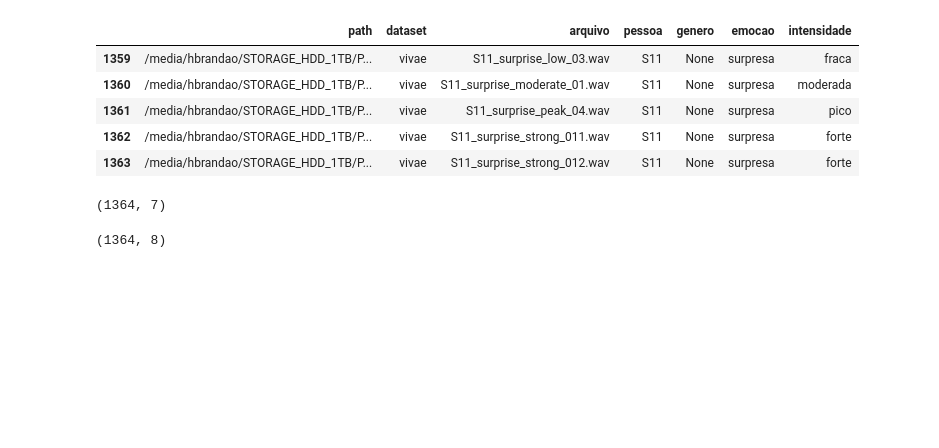
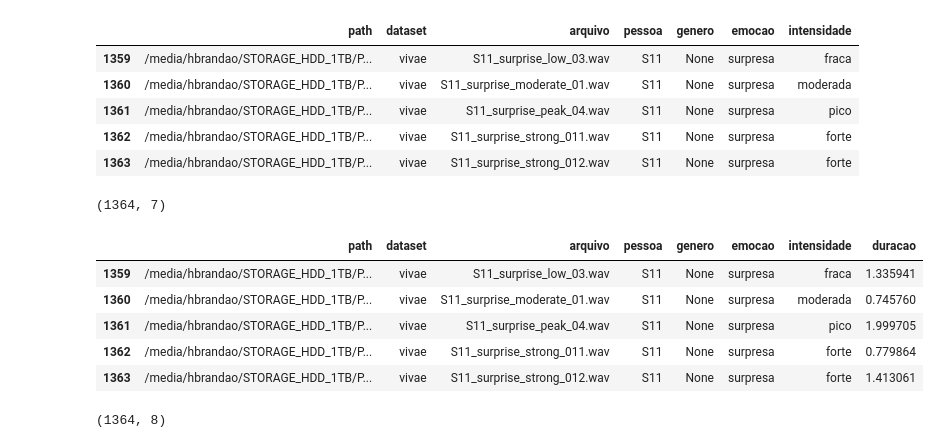
Before and after one commit to htbrandao/ppgi, a Jupyter notebook: modelagem/notebooks/00_prep.ipynb, the cells around one changed output. Saved outputs shown, nothing was run; the diff lists cells and outputs as text; code cells hidden in the pictures; blank space fills up the shorter version.

Commit message:
dataframes pad stretch tile

```diff
--- a/modelagem/notebooks/00_prep.ipynb
+++ b/modelagem/notebooks/00_prep.ipynb
@@ -275,6 +275,15 @@ Xfusao.shape
 import librosa
 # %%
 Xfusao['duracao'] = [librosa.get_duration(filename=_) for _ in Xfusao['path'].values]
+# %%
+Xfusao.tail()
+# %% [output]
+|  | path | dataset | arquivo | pessoa | genero | emocao | intensidade | duracao |
+| 1359 | /media/hbrandao/STORAGE_HDD_1TB/P... | vivae | S11_surprise_low_03.wav | S11 | None | surpresa | fraca | 1.335941 |
+| 1360 | /media/hbrandao/STORAGE_HDD_1TB/P... | vivae | S11_surprise_moderate_01.wav | S11 | None | surpresa | moderada | 0.745760 |
+| 1361 | /media/hbrandao/STORAGE_HDD_1TB/P... | vivae | S11_surprise_peak_04.wav | S11 | None | surpresa | pico | 1.999705 |
+| 1362 | /media/hbrandao/STORAGE_HDD_1TB/P... | vivae | S11_surprise_strong_011.wav | S11 | None | surpresa | forte | 0.779864 |
+| 1363 | /media/hbrandao/STORAGE_HDD_1TB/P... | vivae | S11_surprise_strong_012.wav | S11 | None | surpresa | forte | 1.413061 |
 # %%
 Xfusao.shape
 # %% [output]
```
Also changed, not shown: parts of 2 cells of this notebook, 6 other files.
